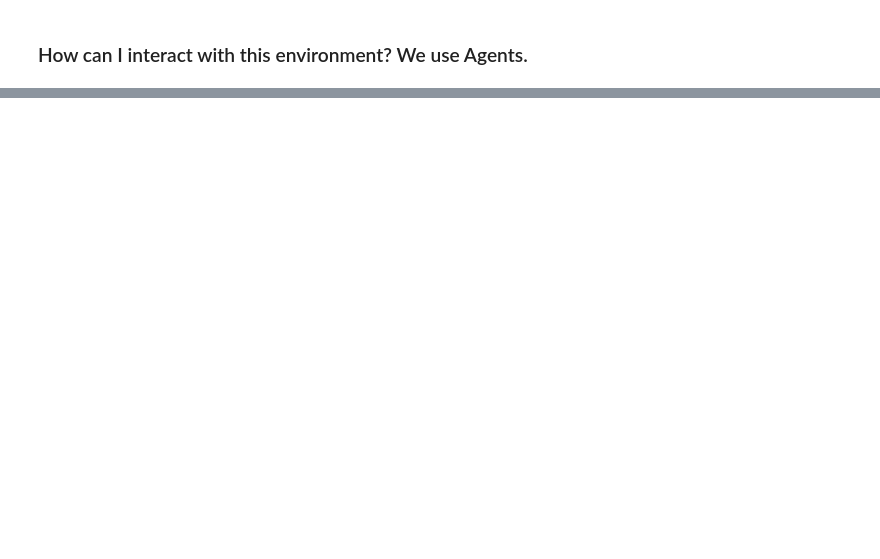
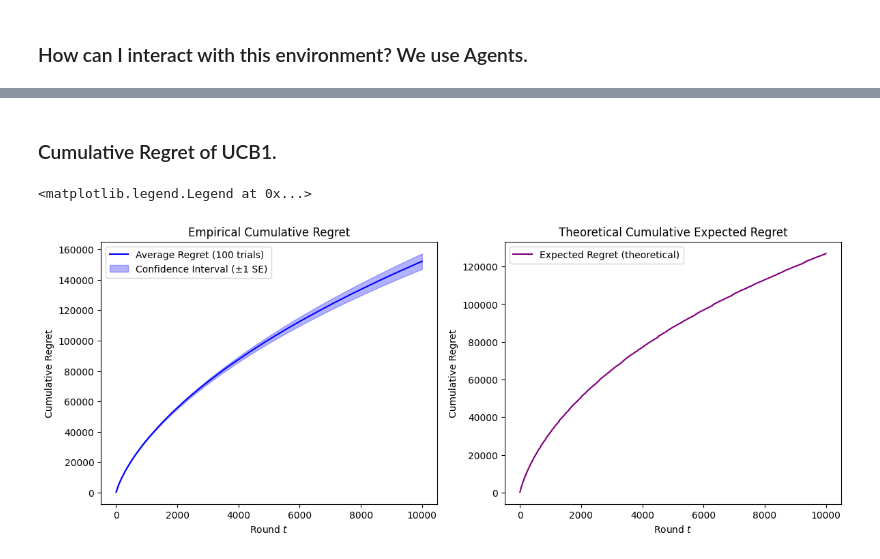
Before and after one commit to peetceenatoo/online-learning, a Jupyter notebook: R1.ipynb, the cells around one changed output, grey strips where cells are left out. Saved outputs shown, nothing was run; the diff lists cells and outputs as text; code cells hidden in the pictures; blank space fills up the shorter version.

```diff
--- a/R1.ipynb
+++ b/R1.ipynb
@@ -48,6 +48,10 @@ cost = 2.00
 assert cost < value, "Cost must be less than the value of the product"          # Assert that cost is less than value
 valuations = np.random.normal(loc=value, scale=1.0, size=num_of_buyers)         # Generate random valuations around 3.50€
 
+# --- Setting - Things that the environment needs to know --- #
+
+n_trials = 100                                                    # Number of trials to run for empirical regret resultsxxs
+
 # --- Setting - Define the environment --- #
 
 env = PricingEnvironmentSingleProduct(valuations=valuations, cost=cost)
@@ -102,0 +183,76 @@ class Agent:
+# %% [markdown]
+### Cumulative Regret of UCB1.
+# %%
+# --- Setup ---
+
+# Init UCB1 parameters
+R = (max(P) - cost) * num_of_buyers
+K = len(P)
+
+# Init list of n_trials cumulative regrets
+regret_array_per_trial = []
+
+# --- Run simulation---
+
+# For each trial, we will generate a new set of valuations
+for seed in range(n_trials):
+    np.random.seed(seed)
+
+    # Generate environment (with new valuations)
+    env = PricingEnvironmentSingleProduct(valuations=np.random.normal(loc=value, scale=1.0, size=num_of_buyers), cost=cost)
+
+    # Compute realized best reward for this trial
+    realized_profit_vector = (P - cost) * np.array([np.sum(valuations >= p) for p in P])
+    realized_clairvoyant_rewards = np.full(T, np.max(realized_profit_vector))
+
+    # Initialize UCB1 agent
+    ucb_agent = UCB1Agent(K, T, range=R)
+    agent_rewards = []
+    pulled_prices = []
+
+    # Run the simulation for T rounds - Learning...
+    for t in range(T):
+        arm_index = ucb_agent.pull_arm()
+        selected_price = P[arm_index]
+        demand, reward = env.round(selected_price)
+        ucb_agent.update(reward)
+        agent_rewards.append(reward)
+        pulled_prices.append(selected_price)
+
+    # Cumulative per-trial regret against realized clairvoyant
+    regret_array_per_trial.append(np.cumsum(realized_clairvoyant_rewards - agent_rewards))
+
+# Empirical (average) regret over 100 trials
+average_regret = np.array(regret_array_per_trial).mean(axis=0)
+regret_sd = np.array(regret_array_per_trial).std(axis=0)
+
+# --- Compute theoretical expected regret ---
+
+expected_reward_vector = (P - cost) * expected_demand_vector
+best_expected_reward = np.max(expected_reward_vector)
+expected_rewards_per_round = expected_reward_vector[[np.where(P == p)[0][0] for p in pulled_prices]]
+expected_regret = np.cumsum(best_expected_reward - expected_rewards_per_round)
+
+# --- Combined plot ---
+fig, axs = plt.subplots(1, 2, figsize=(14, 5))
+
+# Empirical regret
+axs[0].plot(np.arange(T), average_regret, label='Average Regret (100 trials)', color='blue')
+axs[0].fill_between(np.arange(T),
+                    average_regret - regret_sd / np.sqrt(n_trials),
+                    average_regret + regret_sd / np.sqrt(n_trials),
+                    alpha=0.3, color='blue', label='Confidence Interval (±1 SE)')
+axs[0].set_title('Empirical Cumulative Regret')
+axs[0].set_xlabel('Round $t$')
+axs[0].set_ylabel('Cumulative Regret')
+axs[0].legend()
+
+# Theoretical expected regret (single run, fixed pulled_prices)
+axs[1].plot(expected_regret, label='Expected Regret (theoretical)', color='purple')
+axs[1].set_title('Theoretical Cumulative Expected Regret')
+axs[1].set_xlabel('Round $t$')
+axs[1].set_ylabel('Cumulative Regret')
+axs[1].legend()
+# %% [output]
+<matplotlib.legend.Legend at 0x...>
+[figure, added]
```
Also changed, not shown: parts of 11 cells of this notebook.
